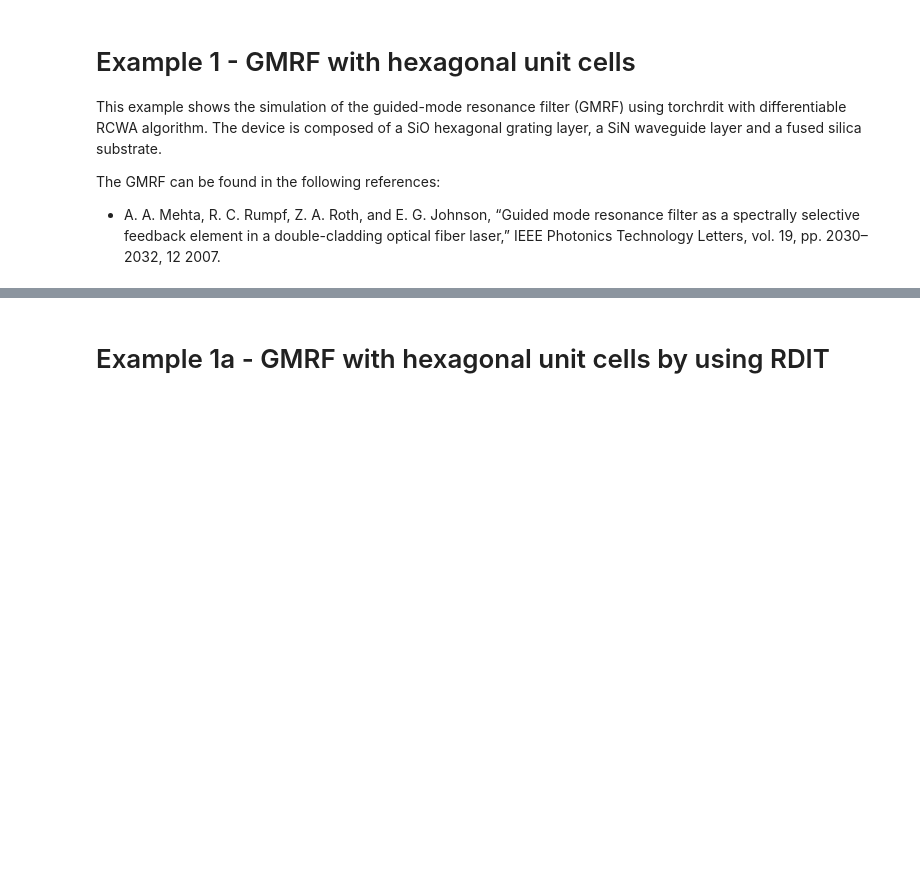
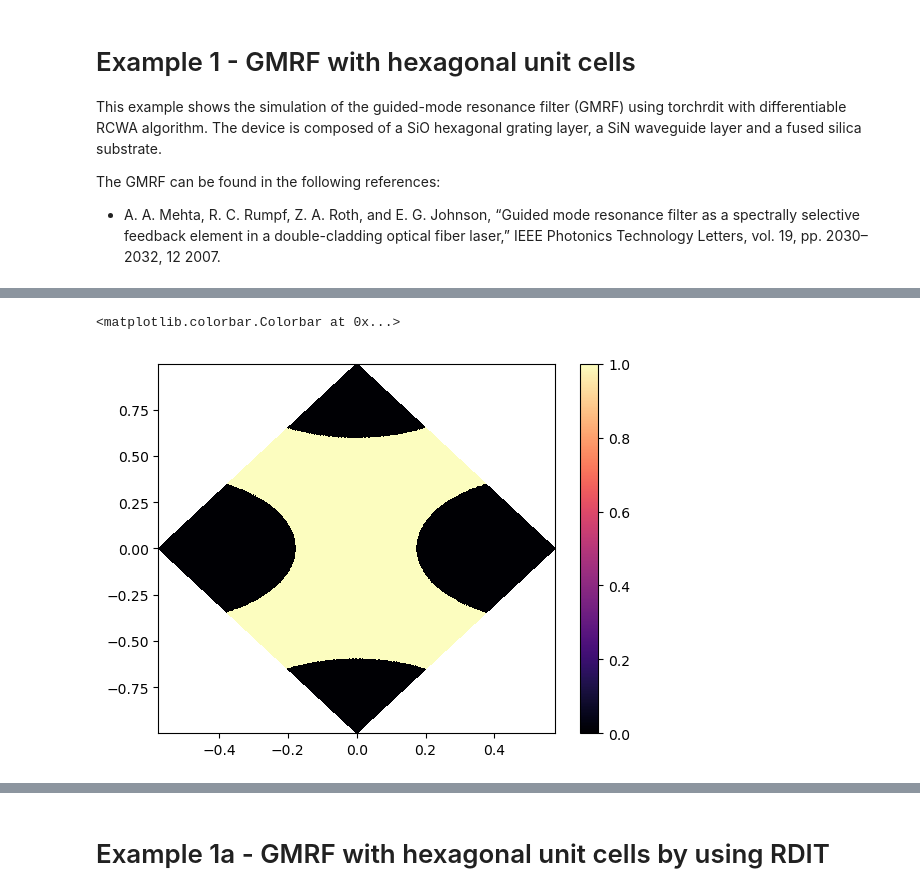
Before and after one commit to yi-huang-1/torchrdit, a Jupyter notebook: Demo-01.ipynb, the cells around one changed output, grey strips where cells are left out. Saved outputs shown, nothing was run; the diff lists cells and outputs as text; code cells hidden in the pictures; blank space fills up the shorter version.

```diff
--- a/Demo-01.ipynb
+++ b/Demo-01.ipynb
@@ -120,6 +120,13 @@ mask = mask | (rsq <= r ** 2)
 mask = (~ mask)
 
 dev1.update_er_with_mask(mask=mask, layer_index=0, set_grad = True)
+# %%
+figa, axa = plt.subplots(1, 1)
+pcolor_obj = axa.pcolor(dev1.XO.numpy(), dev1.YO.numpy(), mask, vmax=np.real(mask).max(), vmin=np.real(mask).min(), cmap='magma')
+plt.colorbar(pcolor_obj, ax=axa)
+# %% [output]
+<matplotlib.colorbar.Colorbar at 0x...>
+[figure, added]
 # %%
 data = dev1.solve(src1)# Example 1 - GMRF with hexagonal unit cells
 # %%
```
Also changed, not shown: parts of 5 cells of this notebook, 7 other files.
